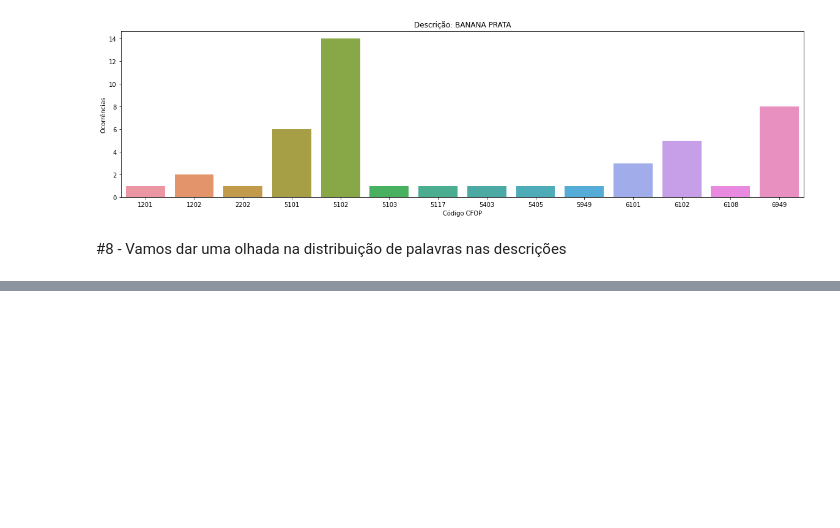
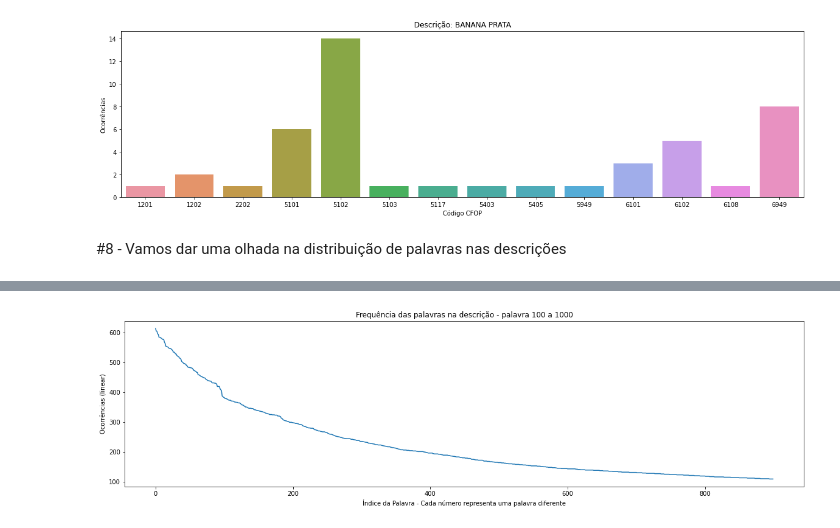
Before and after one commit to mfilipak/AFRAC_IA, a Jupyter notebook: 001_EDA_(Dados_do_Portal_da_cidadânia).ipynb, the cells around one changed output, grey strips where cells are left out. Cells and saved outputs as stored; diff of their text form; code cells hidden in the pictures; blank space fills up the shorter version.

```diff
--- a/001_EDA_(Dados_do_Portal_da_cidadânia).ipynb
+++ b/001_EDA_(Dados_do_Portal_da_cidadânia).ipynb
@@ -278,0 +377,10 @@ print("Em ")
+# %%
+plt.figure(figsize=((20,5)))
+plt.title("Frequência das palavras na descrição - palavra 100 a 1000")
+plt.ylabel("Ocorrências (linear)")
+plt.xlabel("Índice da Palavra - Cada número representa uma palavra diferente")
+plt.yscale("linear")
+plt.plot(list(words_counts)[100:1000])
+plt.show()
+# %% [output]
+[figure, added]
```
Also changed, not shown: parts of 14 cells of this notebook.
